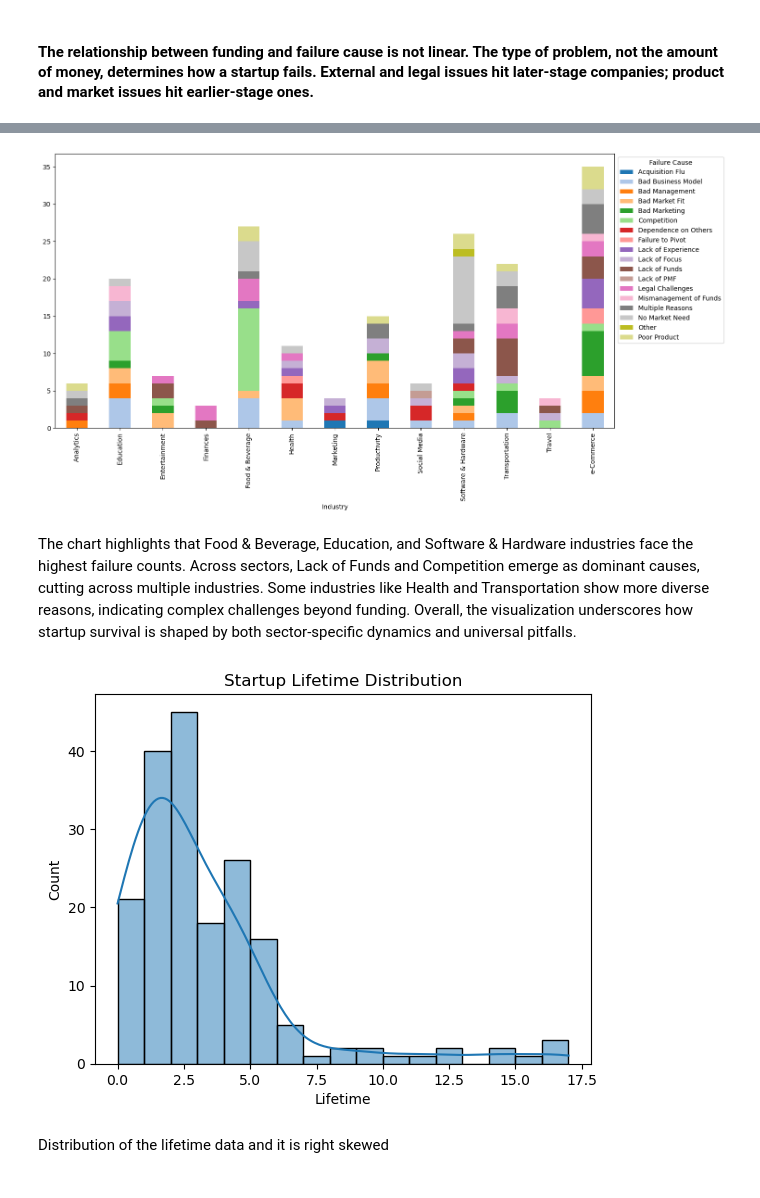
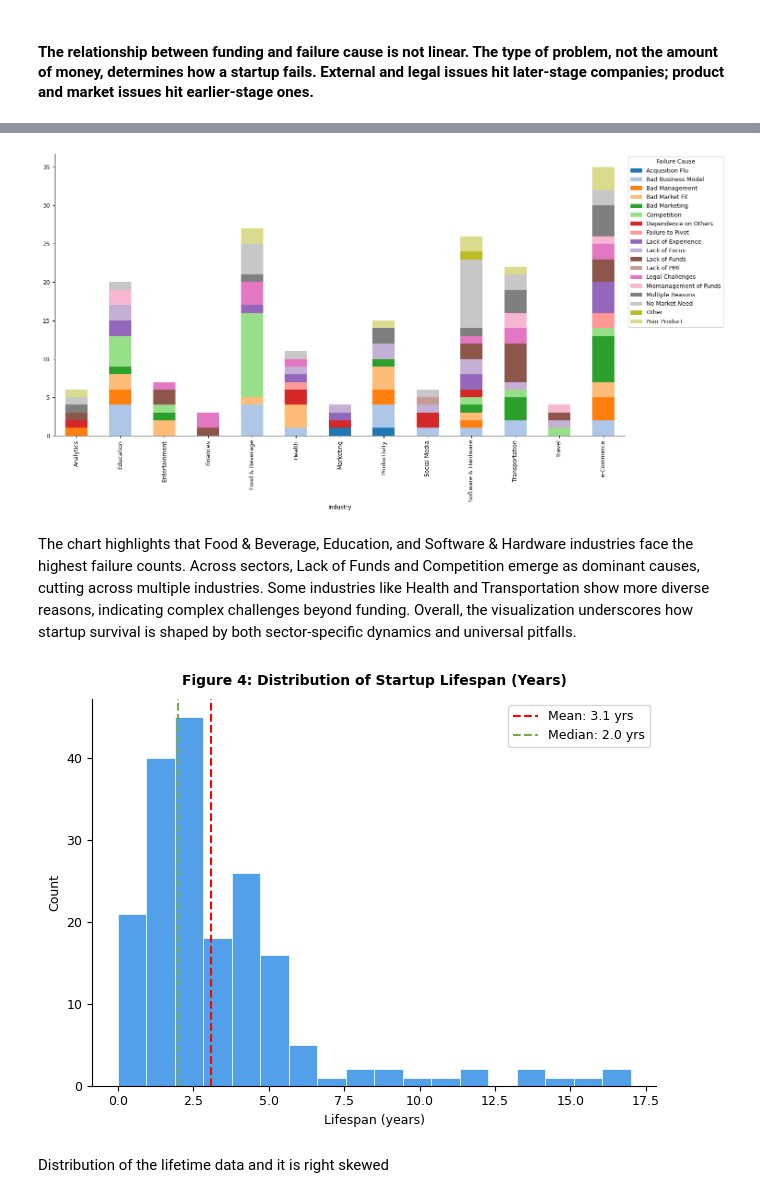
Before and after one commit to Pulak5/Startup-failure-analysis, a Jupyter notebook: analysis.ipynb, the cells around one changed output, grey strips where cells are left out. Saved outputs shown, nothing was run; the diff lists cells and outputs as text; code cells hidden in the pictures.

```diff
--- a/analysis.ipynb
+++ b/analysis.ipynb
@@ -194,20 +208,28 @@ colors = list(plt.cm.tab20.colors) + list(plt.cm.tab20b.colors) + list(plt.cm.ta
 ax = pd.crosstab(df['Industry'], df['Failure Cause']).plot(kind='bar', stacked=True, figsize=(15,8), color=colors[:len(df['Failure Cause'].unique())])
 ax.legend(loc='upper left', bbox_to_anchor=(1, 1), title='Failure Cause')
 plt.tight_layout()
+plt.grid(False)
 plt.show()
 # %% [output]
-[figure, old version]
+[figure, new version]
 # %% [markdown]
 The chart highlights that Food & Beverage, Education, and Software & Hardware industries face the highest failure counts.
 Across sectors, Lack of Funds and Competition emerge as dominant causes, cutting across multiple industries.
 Some industries like Health and Transportation show more diverse reasons, indicating complex challenges beyond funding.
 Overall, the visualization underscores how startup survival is shaped by both sector‑specific dynamics and universal pitfalls.
 # %%
-sns.histplot(df["Lifetime"],kde=True)
-plt.title("Startup Lifetime Distribution")
+sns.histplot(df["Lifetime"],bins=18, color="#1780E2", edgecolor='white', linewidth=0.5)
+plt.axvline(df["Lifetime"].mean(),   color='#FF0000',  linestyle='--', linewidth=1.5,label=f'Mean: {df["Lifetime"].mean():.1f} yrs')
+plt.axvline(df["Lifetime"].median(), color='#70AD47',  linestyle='--', linewidth=1.5,label=f'Median: {df["Lifetime"].median():.1f} yrs')
+plt.xlabel('Lifespan (years)', fontsize=9)
+plt.ylabel('Count', fontsize=9)
+plt.title('Figure 4: Distribution of Startup Lifespan (Years)',fontsize=10, fontweight='bold', pad=10)
+plt.legend(fontsize=9)
+plt.tight_layout()
+plt.grid(False)
 plt.show()
 # %% [output]
-[figure, old version]
+[figure, new version]
 # %% [markdown]
 Distribution of the lifetime data and it is right skewed
 # %%
```
Also changed, not shown: parts of 26 cells of this notebook, 1 other file.
